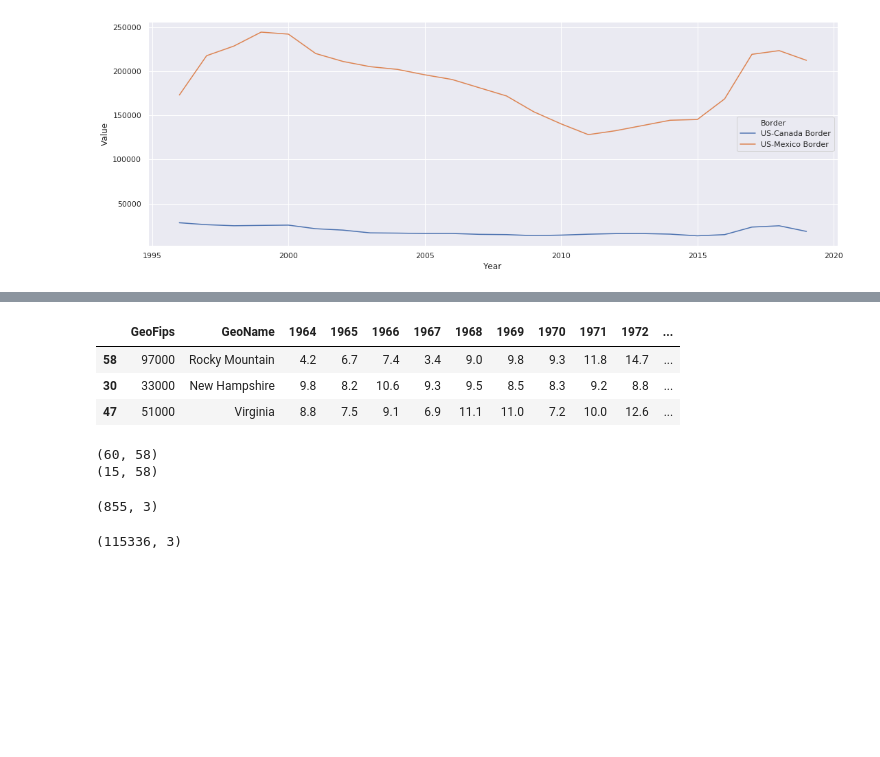
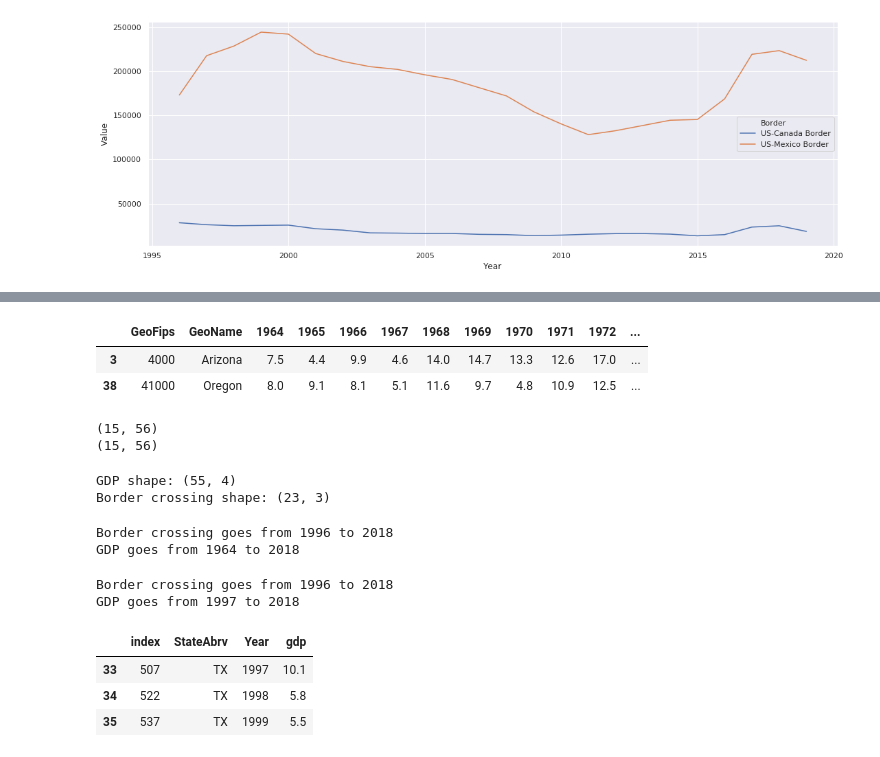
Before and after one commit to maxrgnt/economic-eda-by-state, a Jupyter notebook: EDA.ipynb, the cells around one changed output, grey strips where cells are left out. Drawn from its saved outputs; the diff is of its cells as text; code cells hidden in the pictures; blank space fills up the shorter version.

```diff
--- a/EDA.ipynb
+++ b/EDA.ipynb
@@ -163,13 +163,16 @@ fig.show()
 # %% [output]
 [interactive output not drawn]
 # %%
+brdr = df[["StateAbrv","Year","Value"]]
+brdr = brdr[brdr['StateAbrv']=='TX']
+brdr = brdr.groupby(['Year','StateAbrv'])[['Value']].sum().reset_index()
+
 url='https://raw.githubusercontent.com/maxrgnt/pythdc2-project2/master/data/pctChangeGDP.csv# read in the data'
-gdp = pd.read_csv(url)
-gdp.sample(3)
+gdp_raw = pd.read_csv(url)
+gdp_raw.sample(2)
 # %% [output]
 |  | GeoFips | GeoName | 1964 | 1965 | 1966 | 1967 | 1968 | 1969 | 1970 | 1971 | 1972 | ... |
-| 58 | 97000 | Rocky Mountain | 4.2 | 6.7 | 7.4 | 3.4 | 9.0 | 9.8 | 9.3 | 11.8 | 14.7 | ... |
-| 30 | 33000 | New Hampshire | 9.8 | 8.2 | 10.6 | 9.3 | 9.5 | 8.5 | 8.3 | 9.2 | 8.8 | ... |
-| 47 | 51000 | Virginia | 8.8 | 7.5 | 9.1 | 6.9 | 11.1 | 11.0 | 7.2 | 10.0 | 12.6 | ... |
+| 3 | 4000 | Arizona | 7.5 | 4.4 | 9.9 | 4.6 | 14.0 | 14.7 | 13.3 | 12.6 | 17.0 | ... |
+| 38 | 41000 | Oregon | 8.0 | 9.1 | 8.1 | 5.1 | 11.6 | 9.7 | 4.8 | 10.9 | 12.5 | ... |
 # %%
 # Need state abbreviations not full names
@@ -191,17 +195,22 @@ gdp['StateAbrv'] = gdp['GeoName'].map({'Alaska':'AL',
 # %%
-print(gdp.shape)
-gdp.dropna(axis=0,inplace=True)
-print(gdp.shape)
+print(gdp_raw.shape)
+gdp_raw.dropna(axis=0,inplace=True)
+print(gdp_raw.shape)
 # unpivot years into their own column
-gdp = pd.melt(gdp, id_vars=['StateAbrv'], var_name='Year', value_name = 'Value')
+gdp = pd.melt(gdp_raw, id_vars=['StateAbrv'], var_name='Year', value_name = 'Value')
+gdp = gdp[gdp['StateAbrv']=='TX'].reset_index()
 # %% [output]
-(60, 58)
-(15, 58)
+(15, 56)
+(15, 56)
-# %%
-gdp.shape
-# %% [output]
-(855, 3)
-# %%
-df[['StateAbrv','Year','Value']].shape
-# %% [output]
-(115336, 3)
+# %%
+print(f'GDP shape: {gdp.shape}')
+print(f'Border crossing shape: {brdr.shape}')
+# %% [output]
+GDP shape: (55, 4)
+Border crossing shape: (23, 3)
+# %%
+print(f'Border crossing goes from {brdr["Year"].min()} to {brdr["Year"].max()}')
+print(f'GDP goes from {gdp["Year"].min()} to {gdp["Year"].max()}')
+# %% [output]
+Border crossing goes from 1996 to 2018
+GDP goes from 1964 to 2018
@@ -207,0 +220,6 @@ df[['StateAbrv','Year','Value']].shape
+# %%
+print(f'Border crossing goes from {brdr["Year"].min()} to {brdr["Year"].max()}')
+print(f'GDP goes from {gdp["Year"].min()} to {gdp["Year"].max()}')
+# %% [output]
+Border crossing goes from 1996 to 2018
+GDP goes from 1997 to 2018
@@ -207,0 +229,7 @@ df[['StateAbrv','Year','Value']].shape
+# %%
+gdp.head(3)
+# %% [output]
+|  | index | StateAbrv | Year | gdp |
+| 33 | 507 | TX | 1997 | 10.1 |
+| 34 | 522 | TX | 1998 | 5.8 |
+| 35 | 537 | TX | 1999 | 5.5 |
```
Also changed, not shown: parts of 8 cells of this notebook.
